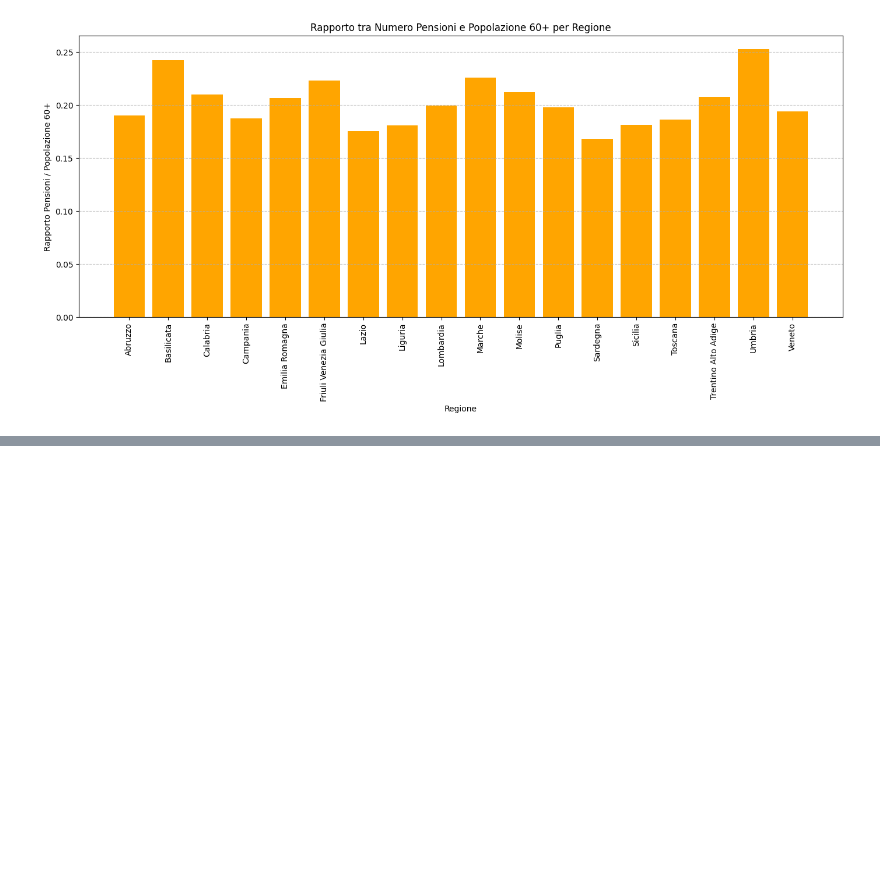
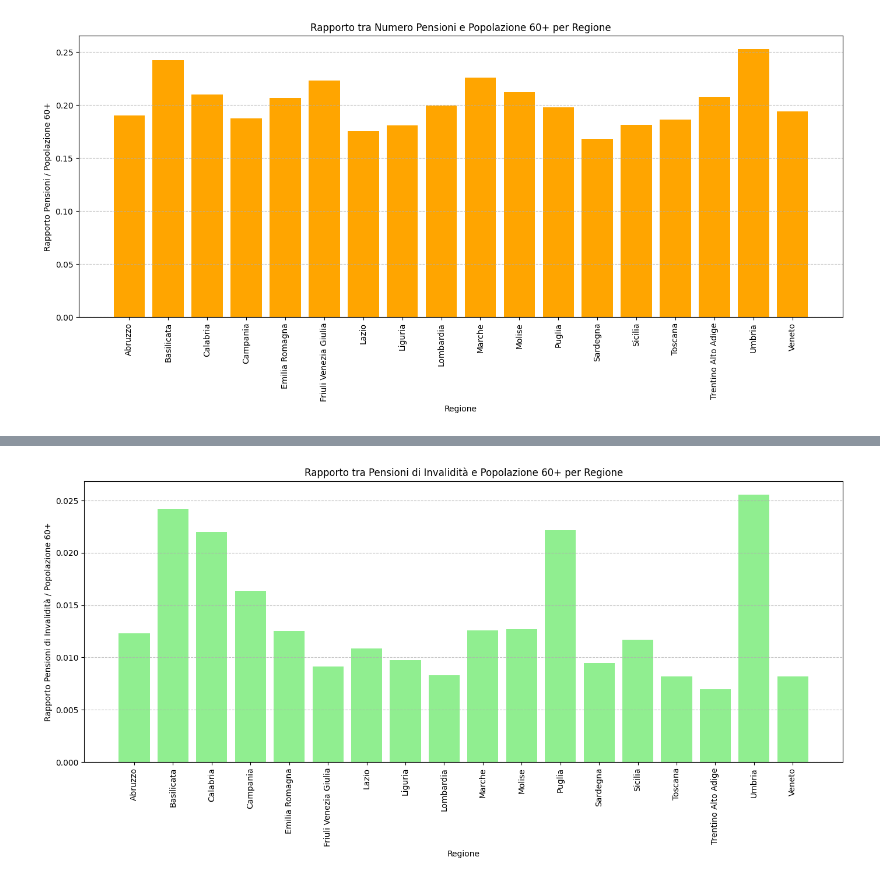
Before and after one commit to rebatoma/italian_pension_investigation, a Jupyter notebook: pension_data.ipynb, the cells around one changed output, grey strips where cells are left out. Cells and saved outputs as stored; diff of their text form; code cells hidden in the pictures; blank space fills up the shorter version.

```diff
--- a/pension_data.ipynb
+++ b/pension_data.ipynb
@@ -187,0 +256,17 @@ plt.show()
+# %%
+# Calculate the ratio of Numero_pensioni (Invalidità) to Popolazione_60_plus
+df_combined_inv['Invalidity_Pension_to_Population_Ratio'] = df_combined_inv['Numero_pensioni'] / df_combined_inv['Popolazione_60_plus']
+
+# Create the bar plot
+plt.figure(figsize=(14, 7))
+plt.bar(df_combined_inv['Regione'], df_combined_inv['Invalidity_Pension_to_Population_Ratio'], color='lightgreen')
+
+plt.xlabel('Regione')
+plt.ylabel('Rapporto Pensioni di Invalidità / Popolazione 60+')
+plt.title('Rapporto tra Pensioni di Invalidità e Popolazione 60+ per Regione')
+plt.xticks(rotation=90)
+plt.grid(axis='y', linestyle='--', alpha=0.7)
+plt.tight_layout()
+plt.show()
+# %% [output]
+[figure, added]
```
Also changed, not shown: parts of 3 cells of this notebook.
